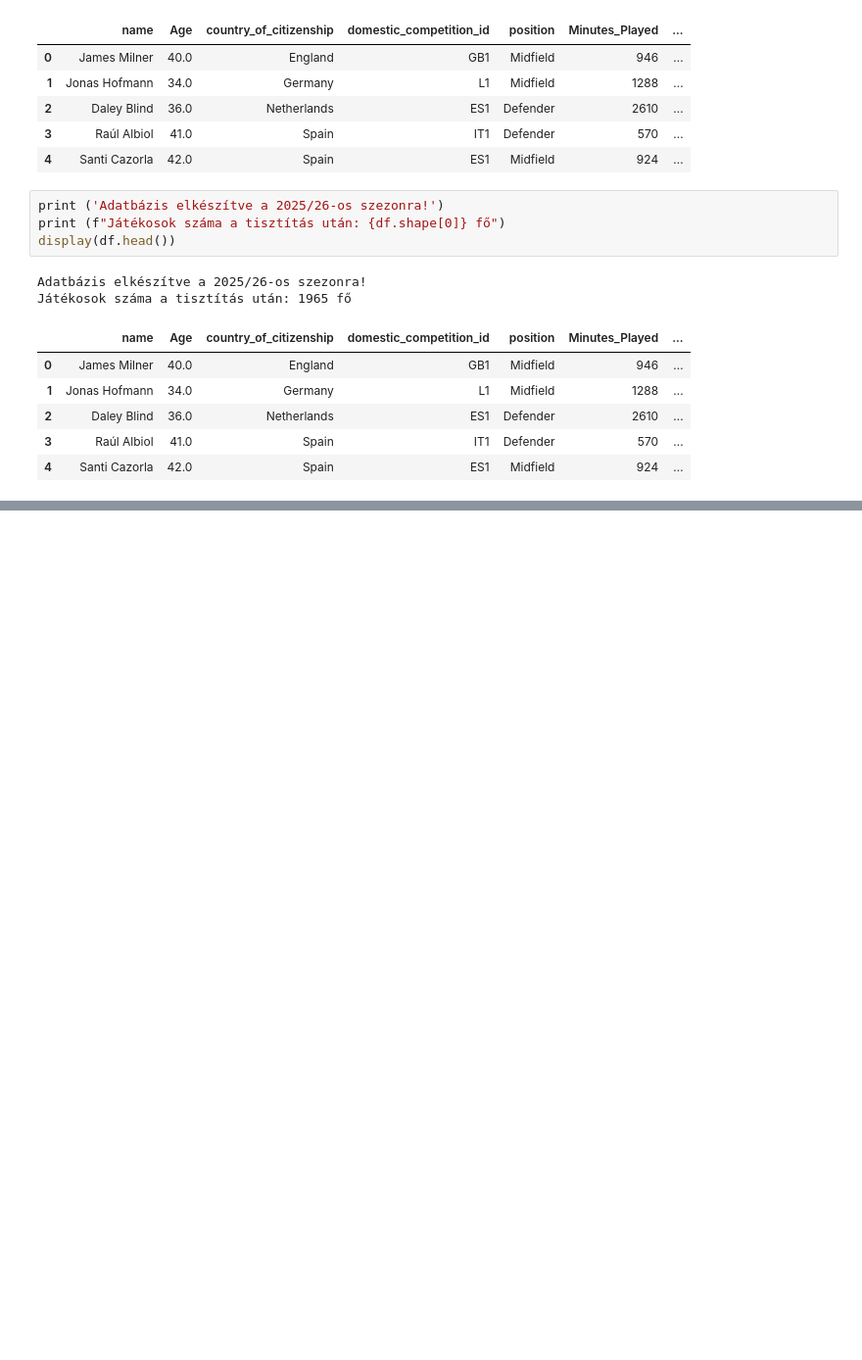
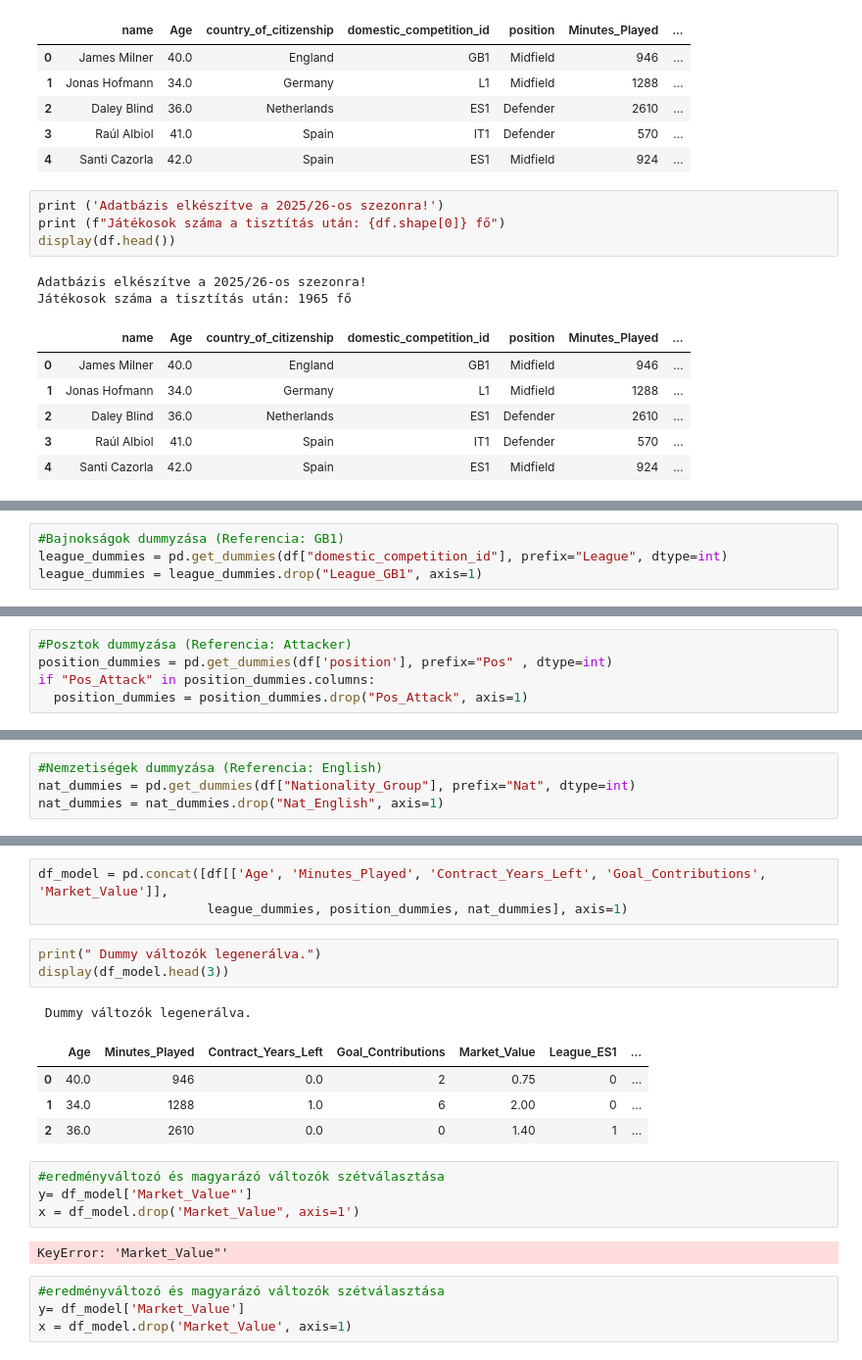
Before and after one commit to BartusSoma/football-market-value-analysis, a Jupyter notebook: Football_Market_Value_Regression.ipynb, the cells around one changed output, grey strips where cells are left out. Shown at 98% size. Cells and saved outputs as stored; diff of their text form; blank space fills up the shorter version.

```diff
--- a/Football_Market_Value_Regression.ipynb
+++ b/Football_Market_Value_Regression.ipynb
@@ -362,0 +416,4 @@ Játékosok száma a tisztítás után: 1965 fő
+# %%
+#Bajnokságok dummyzása (Referencia: GB1)
+league_dummies = pd.get_dummies(df["domestic_competition_id"], prefix="League", dtype=int)
+league_dummies = league_dummies.drop("League_GB1", axis=1)
@@ -362,0 +427,5 @@ Játékosok száma a tisztítás után: 1965 fő
+# %%
+#Posztok dummyzása (Referencia: Attacker)
+position_dummies = pd.get_dummies(df['position'], prefix="Pos" , dtype=int)
+if "Pos_Attack" in position_dummies.columns:
+  position_dummies = position_dummies.drop("Pos_Attack", axis=1)
@@ -362,0 +438,4 @@ Játékosok száma a tisztítás után: 1965 fő
+# %%
+#Nemzetiségek dummyzása (Referencia: English)
+nat_dummies = pd.get_dummies(df["Nationality_Group"], prefix="Nat", dtype=int)
+nat_dummies = nat_dummies.drop("Nat_English", axis=1)
@@ -362,0 +448,22 @@ Játékosok száma a tisztítás után: 1965 fő
+# %%
+df_model = pd.concat([df[['Age', 'Minutes_Played', 'Contract_Years_Left', 'Goal_Contributions', 'Market_Value']],
+                      league_dummies, position_dummies, nat_dummies], axis=1)
+# %%
+print(" Dummy változók legenerálva.")
+display(df_model.head(3))
+# %% [output]
+ Dummy változók legenerálva.
+|  | Age | Minutes_Played | Contract_Years_Left | Goal_Contributions | Market_Value | League_ES1 | ... |
+| 0 | 40.0 | 946 | 0.0 | 2 | 0.75 | 0 | ... |
+| 1 | 34.0 | 1288 | 1.0 | 6 | 2.00 | 0 | ... |
+| 2 | 36.0 | 2610 | 0.0 | 0 | 1.40 | 1 | ... |
+# %%
+#eredményváltozó és magyarázó változók szétválasztása
+y= df_model['Market_Value"']
+x = df_model.drop('Market_Value", axis=1')
+# %% [output]
+KeyError: 'Market_Value"'
+# %%
+#eredményváltozó és magyarázó változók szétválasztása
+y= df_model['Market_Value']
+x = df_model.drop('Market_Value', axis=1)
```
Also changed, not shown: parts of 13 cells of this notebook.
